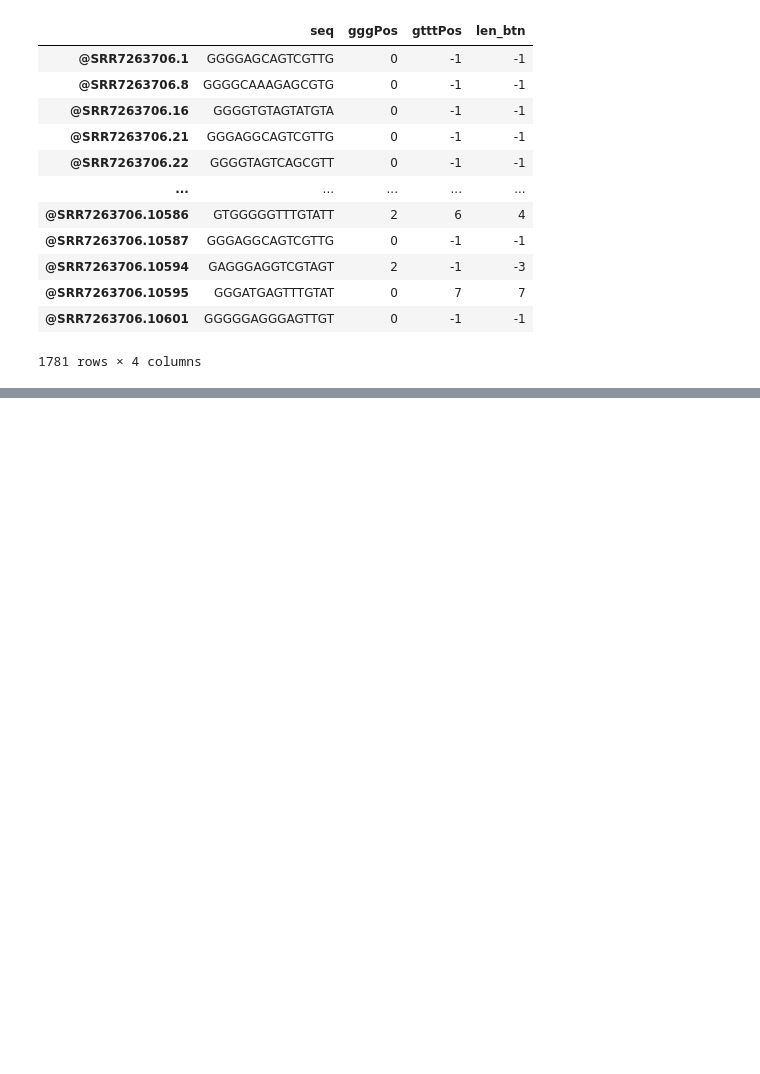
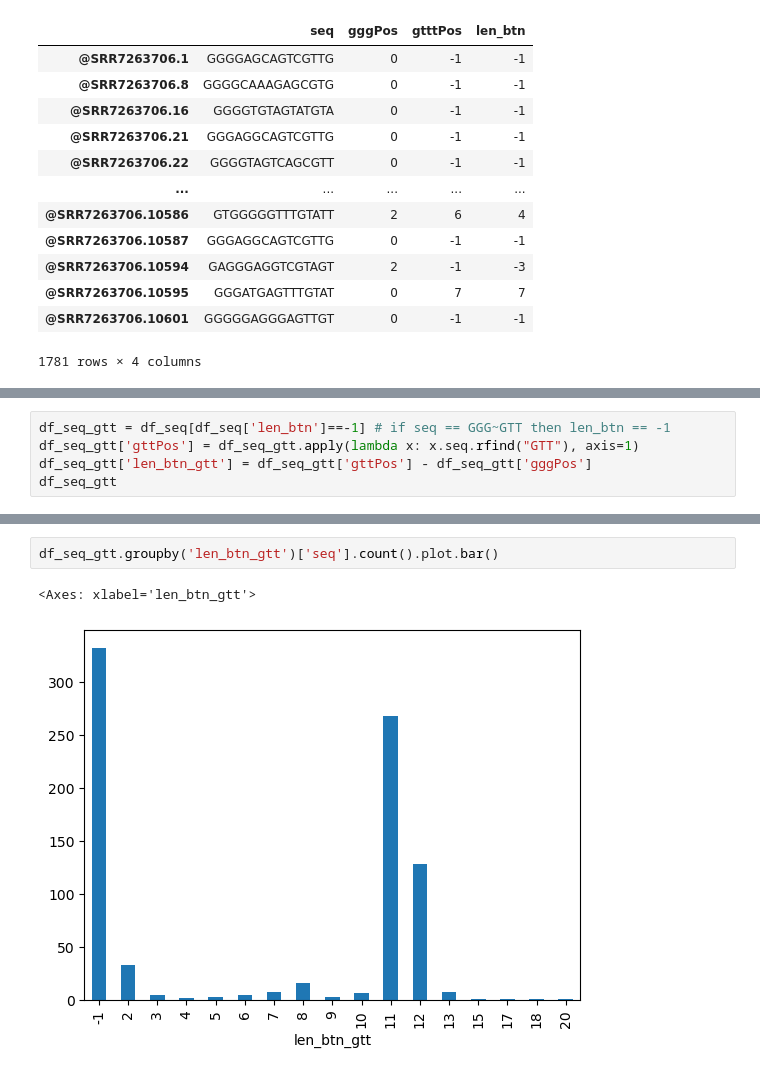
Before and after one commit to raccoon-cm/bioinfo1_2023, a Jupyter notebook: TermProj_2023_presentation_CM.ipynb, the cells around one changed output, grey strips where cells are left out. Cells and saved outputs as stored; diff of their text form; blank space fills up the shorter version.

```diff
--- a/TermProj_2023_presentation_CM.ipynb
+++ b/TermProj_2023_presentation_CM.ipynb
@@ -228,0 +289,5 @@ df_seq[df_seq['len_btn']!=11]
+# %%
+df_seq_gtt = df_seq[df_seq['len_btn']==-1] # if seq == GGG~GTT then len_btn == -1
+df_seq_gtt['gttPos'] = df_seq_gtt.apply(lambda x: x.seq.rfind("GTT"), axis=1)
+df_seq_gtt['len_btn_gtt'] = df_seq_gtt['gttPos'] - df_seq_gtt['gggPos']
+df_seq_gtt
@@ -228,0 +318,5 @@ df_seq[df_seq['len_btn']!=11]
+# %%
+df_seq_gtt.groupby('len_btn_gtt')['seq'].count().plot.bar()
+# %% [output]
+<Axes: xlabel='len_btn_gtt'>
+[figure, added]
```
Also changed, not shown: parts of 75 cells of this notebook.
